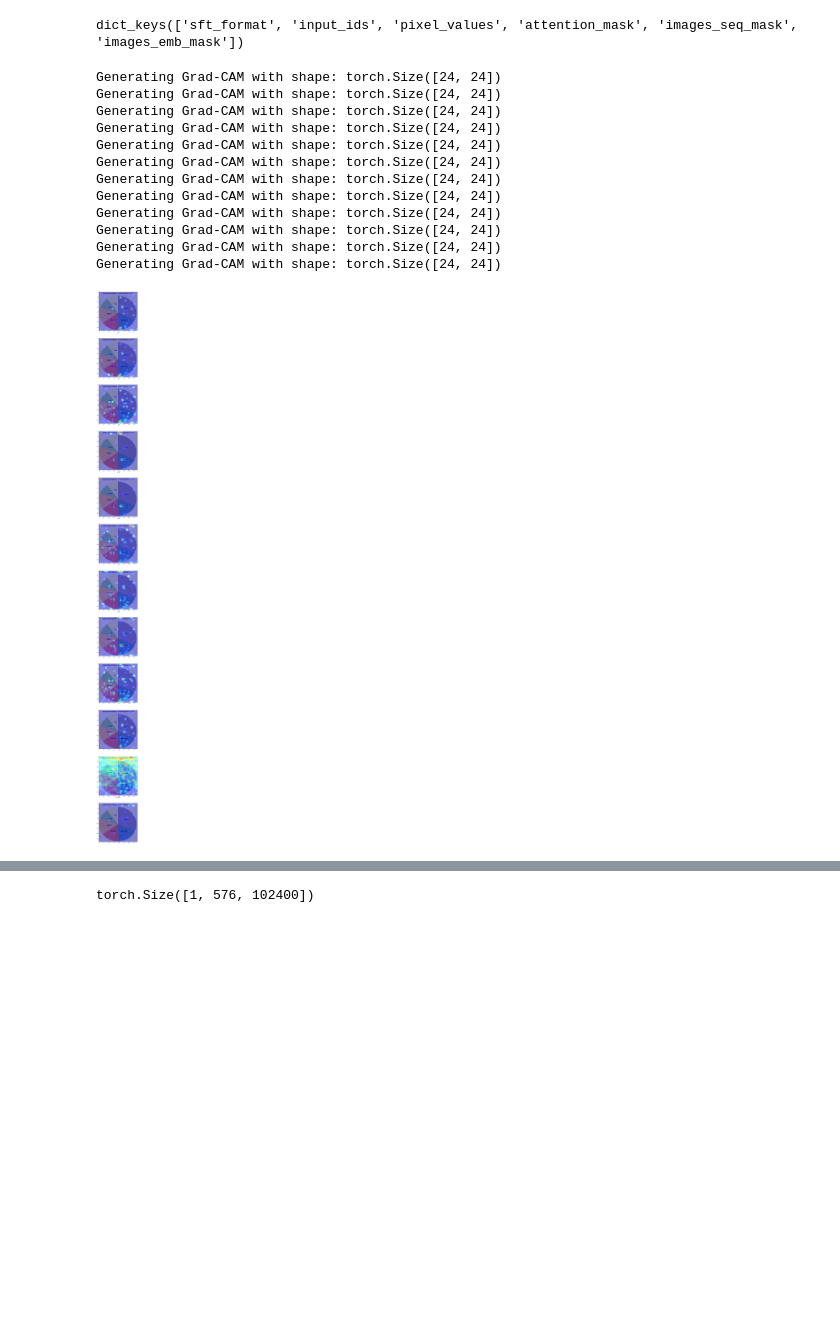
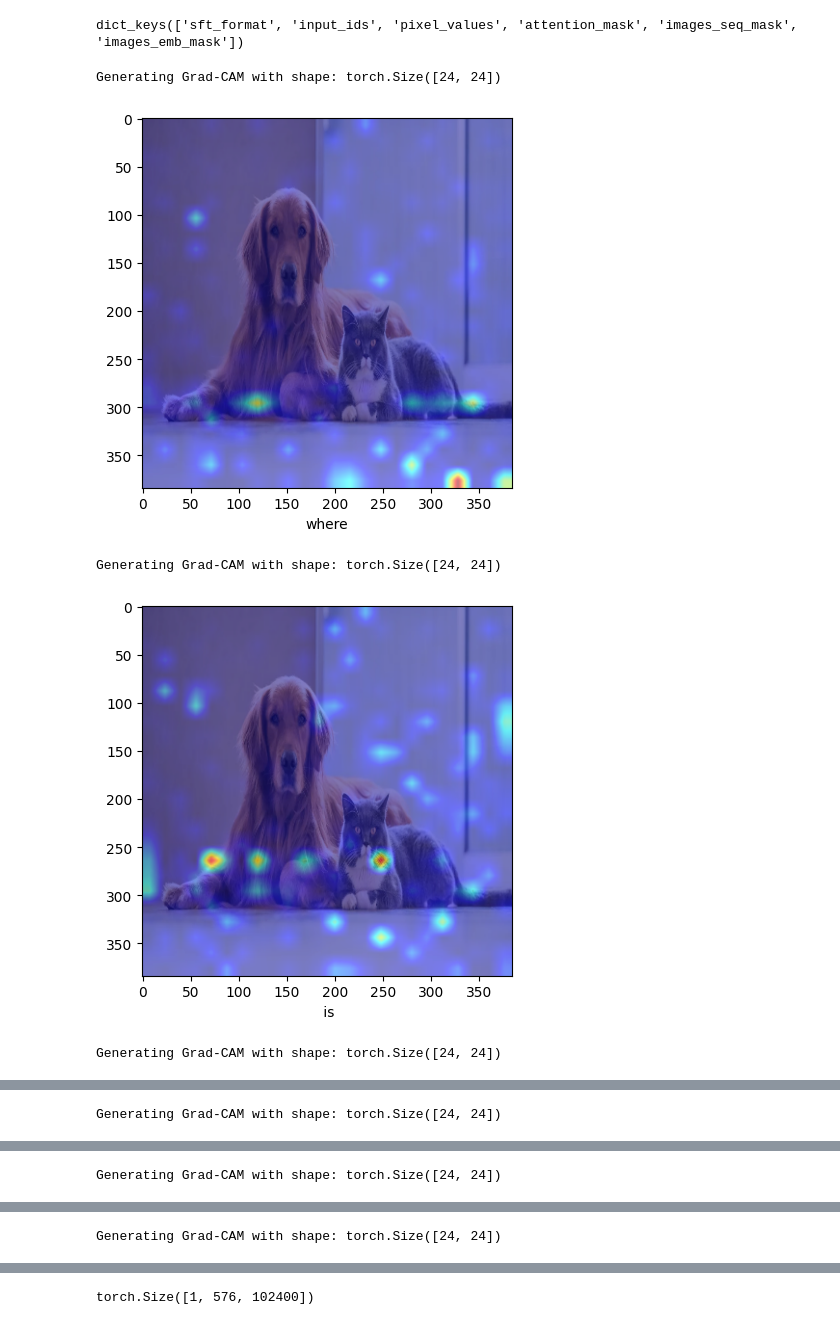
Before and after one commit to AustingDong/Janus, a Jupyter notebook: demo/demo.ipynb, the cells around one changed output, grey strips where cells are left out. Cells and saved outputs as stored; diff of their text form; code cells hidden in the pictures; blank space fills up the shorter version.

```diff
--- a/demo/demo.ipynb
+++ b/demo/demo.ipynb
@@ -227,11 +227,9 @@ class AttentionGuidedCAMJanus(AttentionGuidedCAM):
 
         # Backpropagate to get gradients
         # final = nn.Linear(102400, 1).to(dtype).cuda()
-        # loss = outputs.logits.sum(dim=-1)
-        loss = self.target_layers[-1].attention_map.sum()
-
+        loss = outputs.logits.sum(dim=-1)
         self.model.zero_grad()
-        loss.backward()
+        loss[0].sum().backward()
         # image_embeddings_pooled.backward(inputs_embeddings_pooled, retain_graph=True)
         # similarity = F.cosine_similarity(image_embeddings_mean, inputs_embeddings_mean, dim=-1)
         # similarity.backward()
@@ -344,9 +342,8 @@ def multimodal_understanding(image, question, seed, top_p, temperature, target):
     # Compute the attributions.
     # target_layers = [block.norm1 for block in vl_gpt.vision_model.vision_tower.blocks]
     all_layers = [layer.self_attn for layer in vl_gpt.language_model.model.layers]
-    layer_left = 9 # 9
-    layer_right = 10
-    target_layers = all_layers[layer_left: layer_right]
+    layer_left = 9
+    target_layers = all_layers[layer_left: layer_left + 1]
 
     # print("target_layers: ", target_layers[0].get_attn_gradients)
 
@@ -365,14 +362,14 @@ def multimodal_understanding(image, question, seed, top_p, temperature, target):
 # IMG_PATH = "../images/AreaChart.png"
 # question = "What is the coffee price in April 2019?"
 
-IMG_PATH = "../images/PieChart.png"
-question = "What is the market share of Apple?"
+# IMG_PATH = "../images/PieChart.png"
+# question = "What is the market share of Xiaomi?"
 
 # IMG_PATH = "../images/pie_chart.png"
 # question = ""
 
-# IMG_PATH = "../images/cat_dog.png"
-# question = "where is the dog? How about cat?"
+IMG_PATH = "../images/cat_dog.png"
+question = "where is the dog? How about cat?"
 
 
 # question = "Text including coffee"
@@ -419,31 +416,19 @@ prepare_inputs.keys()
 # %% [output]
 dict_keys(['sft_format', 'input_ids', 'pixel_values', 'attention_mask', 'images_seq_mask', 'images_emb_mask'])
 # %%
-num_imgs = len(cam_tensor_lst)
-fig, ax = plt.subplots(num_imgs, 1, figsize=(10, 10 * num_imgs))
-
-for i in range(num_imgs):
+for i in range(len(cam_tensor_lst)):
     cam_tensor = cam_tensor_lst[i]
     cam_grid = cam_tensor.reshape(24, 24)
 
     cam = generate_gradcam(cam_grid, image)
 
 
-    ax[i].imshow(cam)
-    ax[i].set_xlabel(input_ids_decoded[start + i])
-
-plt.show(cam)
+    plt.imshow(cam)
+    plt.xlabel(input_ids_decoded[start + i])
+    plt.show(cam)
 # %% [output]
 Generating Grad-CAM with shape: torch.Size([24, 24])
-Generating Grad-CAM with shape: torch.Size([24, 24])
-Generating Grad-CAM with shape: torch.Size([24, 24])
-Generating Grad-CAM with shape: torch.Size([24, 24])
-Generating Grad-CAM with shape: torch.Size([24, 24])
-Generating Grad-CAM with shape: torch.Size([24, 24])
-Generating Grad-CAM with shape: torch.Size([24, 24])
-Generating Grad-CAM with shape: torch.Size([24, 24])
-Generating Grad-CAM with shape: torch.Size([24, 24])
-Generating Grad-CAM with shape: torch.Size([24, 24])
-Generating Grad-CAM with shape: torch.Size([24, 24])
-Generating Grad-CAM with shape: torch.Size([24, 24])
-[figure, old version]
+[figure, new version]
+Generating Grad-CAM with shape: torch.Size([24, 24])
+[figure, added]
+Generating Grad-CAM with shape: torch.Size([24, 24])
@@ -449,0 +436 @@ Generating Grad-CAM with shape: torch.Size([24, 24])
+Generating Grad-CAM with shape: torch.Size([24, 24])
@@ -449,0 +438 @@ Generating Grad-CAM with shape: torch.Size([24, 24])
+Generating Grad-CAM with shape: torch.Size([24, 24])
@@ -449,0 +440 @@ Generating Grad-CAM with shape: torch.Size([24, 24])
+Generating Grad-CAM with shape: torch.Size([24, 24])
```
Also changed, not shown: parts of 10 cells of this notebook, 57 other files.
